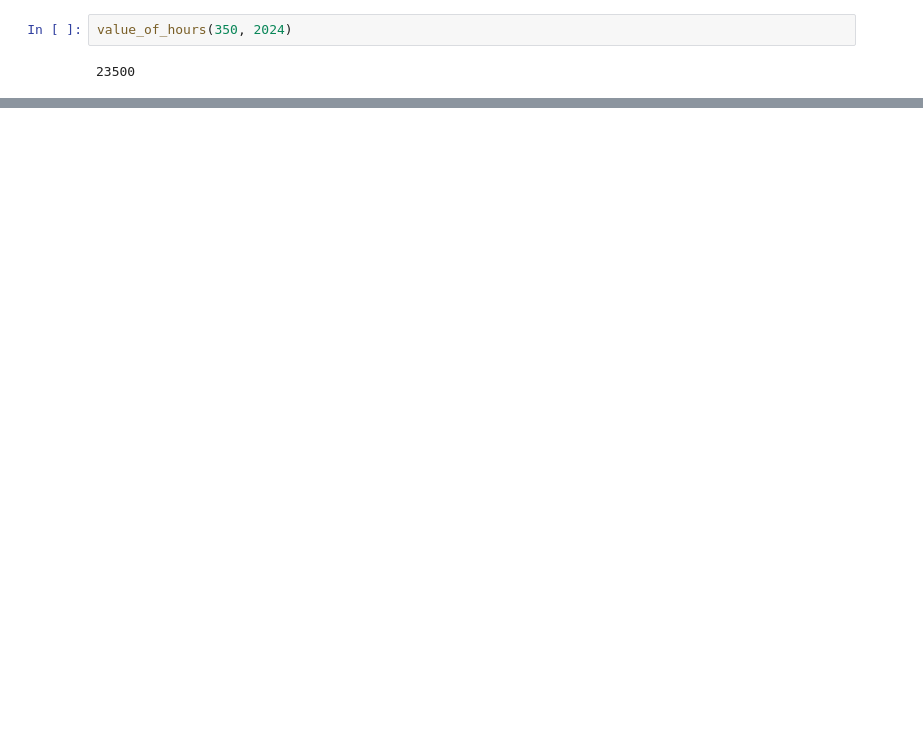
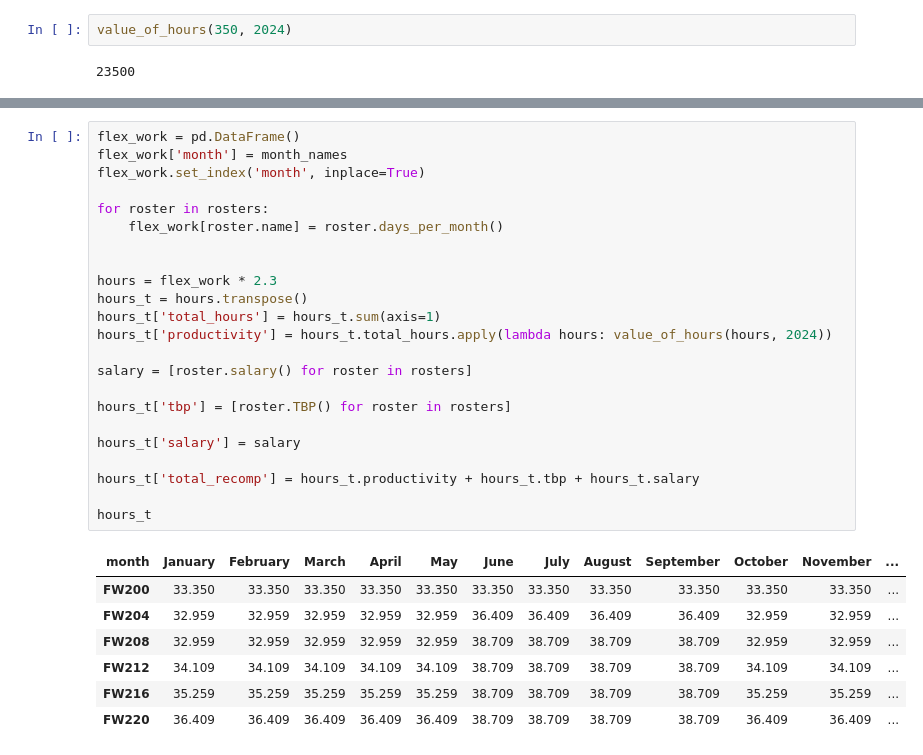
Before and after one commit to sachwarah/CBA, a Jupyter notebook: calculator.ipynb, the cells around one changed output, grey strips where cells are left out. Saved outputs shown, nothing was run; the diff lists cells and outputs as text; blank space fills up the shorter version.

```diff
--- a/calculator.ipynb
+++ b/calculator.ipynb
@@ -121,0 +292,31 @@ totals
+# %%
+flex_work = pd.DataFrame()
+flex_work['month'] = month_names
+flex_work.set_index('month', inplace=True)
+
+for roster in rosters:
+    flex_work[roster.name] = roster.days_per_month()
+
+
+hours = flex_work * 2.3
+hours_t = hours.transpose()
+hours_t['total_hours'] = hours_t.sum(axis=1)
+hours_t['productivity'] = hours_t.total_hours.apply(lambda hours: value_of_hours(hours, 2024))
+
+salary = [roster.salary() for roster in rosters]
+
+hours_t['tbp'] = [roster.TBP() for roster in rosters]
+
+hours_t['salary'] = salary
+
+hours_t['total_recomp'] = hours_t.productivity + hours_t.tbp + hours_t.salary
+
+hours_t
+# %% [output]
+| month | January | February | March | April | May | June | July | August | September | October | November | ... |
+| FW200 | 33.350 | 33.350 | 33.350 | 33.350 | 33.350 | 33.350 | 33.350 | 33.350 | 33.350 | 33.350 | 33.350 | ... |
+| FW204 | 32.959 | 32.959 | 32.959 | 32.959 | 32.959 | 36.409 | 36.409 | 36.409 | 36.409 | 32.959 | 32.959 | ... |
+| FW208 | 32.959 | 32.959 | 32.959 | 32.959 | 32.959 | 38.709 | 38.709 | 38.709 | 38.709 | 32.959 | 32.959 | ... |
+| FW212 | 34.109 | 34.109 | 34.109 | 34.109 | 34.109 | 38.709 | 38.709 | 38.709 | 38.709 | 34.109 | 34.109 | ... |
+| FW216 | 35.259 | 35.259 | 35.259 | 35.259 | 35.259 | 38.709 | 38.709 | 38.709 | 38.709 | 35.259 | 35.259 | ... |
+| FW220 | 36.409 | 36.409 | 36.409 | 36.409 | 36.409 | 38.709 | 38.709 | 38.709 | 38.709 | 36.409 | 36.409 | ... |
```
Also changed, not shown: parts of 20 cells of this notebook, 1 other file.
